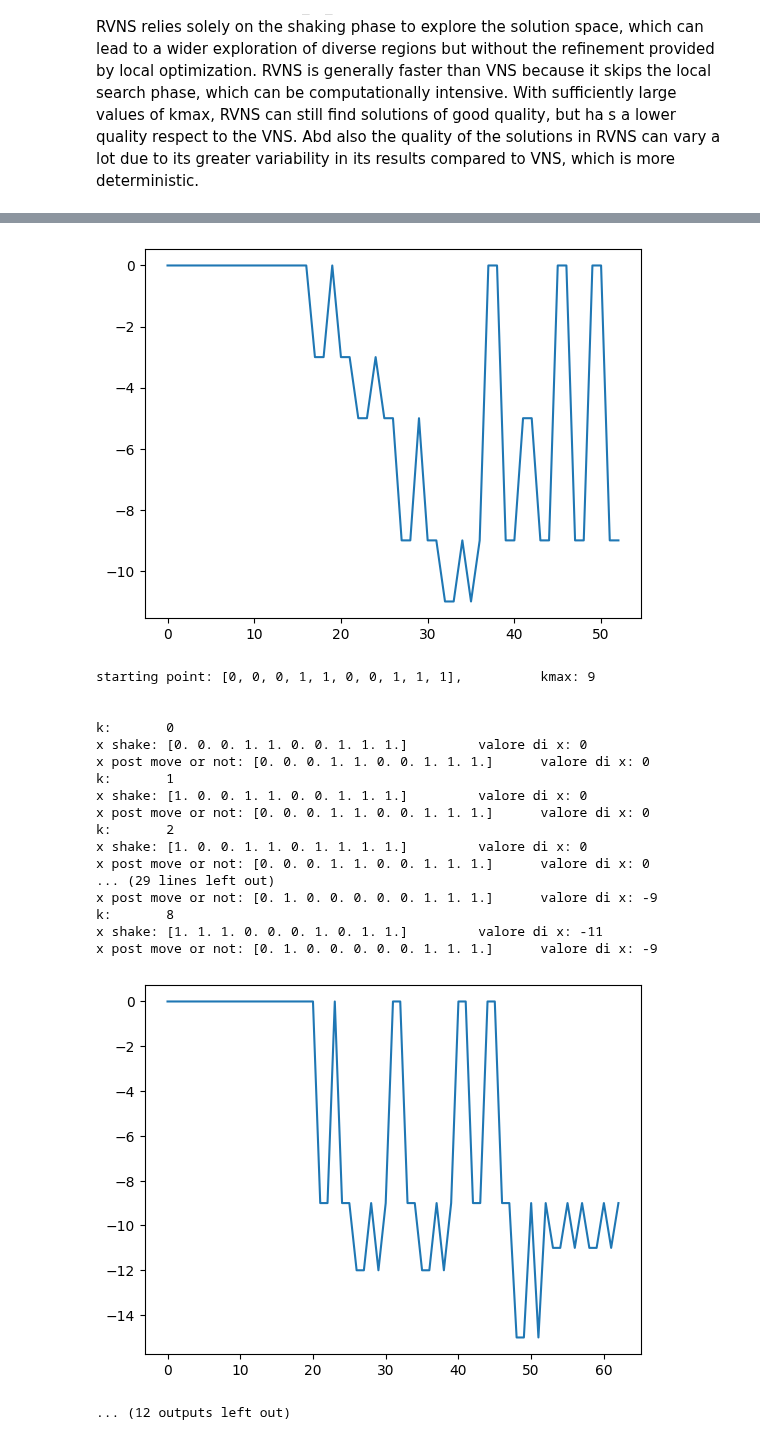
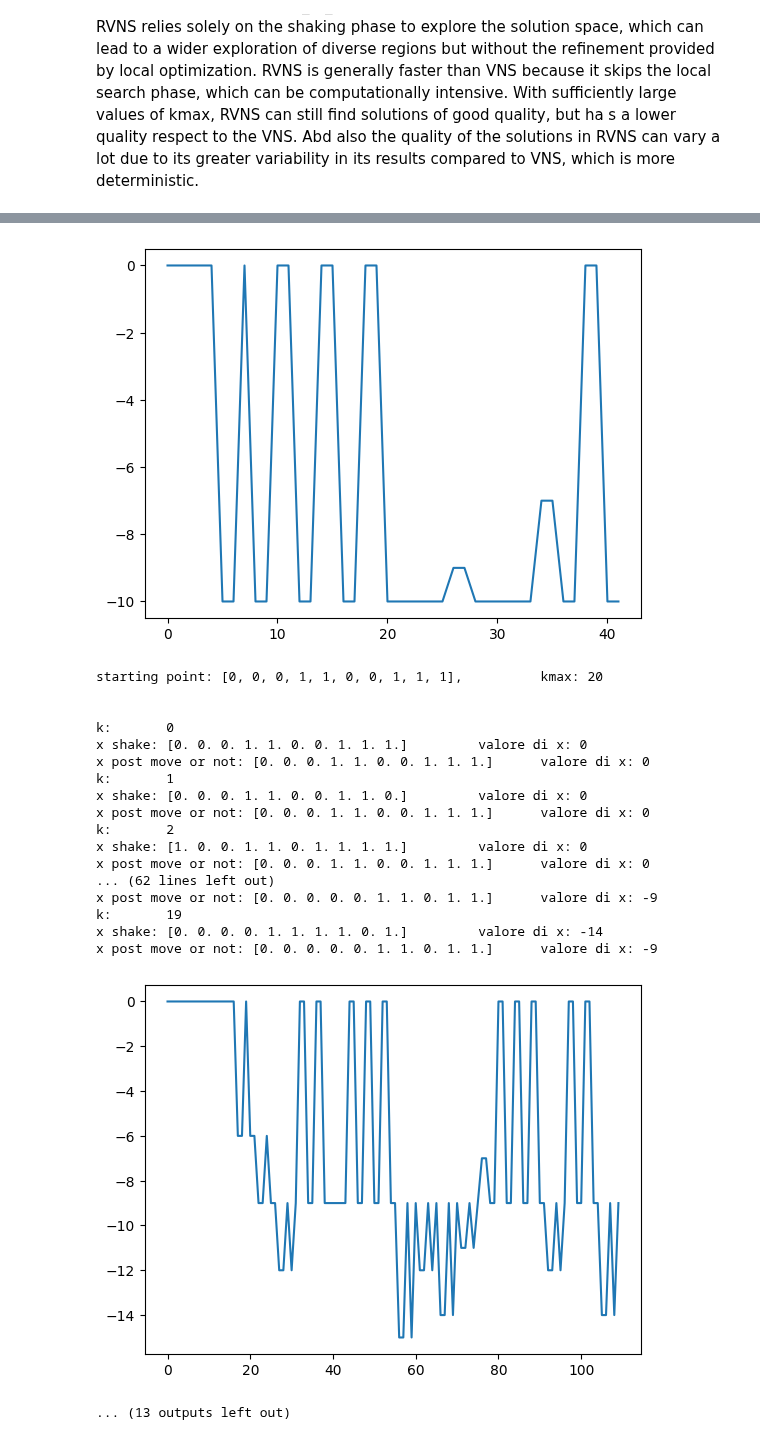
Before and after one commit to CarlottaGiacchetta/lab_optimizationTechniques, a Jupyter notebook: lab4/optimtech_lab4.ipynb, the cells around one changed output, grey strips where cells are left out. Drawn from its saved outputs; the diff is of its cells as text; code cells hidden in the pictures.

```diff
--- a/lab4/optimtech_lab4.ipynb
+++ b/lab4/optimtech_lab4.ipynb
@@ -120,7 +120,7 @@ def shake(x, k):
 
 
 def move_or_not(f, x, xs, k):
-    if f(xs) < f(x) and f(xs) >= -10:
+    if f(xs) < f(x):
         x = xs
         k = 1
     else:
@@ -449,7 +449,7 @@ RVNS introduces greater randomness compared to VNS by skipping the local search
 RVNS is generally faster than VNS because it skips the local search phase, which can be computationally intensive. With sufficiently large values of kmax, RVNS can still find solutions of good quality, but ha s a lower quality respect to the VNS. Abd also the quality of the solutions in RVNS can vary a lot due to its greater variability in its results compared to VNS, which is more deterministic.
 # %%
 x = [[0]*10,[0,0,0,1,1,0,0,1,1,1], [0,0,0,0,0,0,0,1,1,1], [0,1,0,0,0,0,0,0,0,0]]
-kmaxs = [3,6,9]
+kmaxs = [3,9, 20]
 for xi in x:
     for kmax in kmaxs:
         print(f'starting point: {xi}, \t kmax: {kmax}\n\n')
@@ -544,20 +544,20 @@ x post move or not: [0. 0. 1. 0. 1. 0. 0. 1. 0. 0.]      valore di x: -9
-[figure, old version]
+[figure, new version]
-starting point: [0, 0, 0, 1, 1, 0, 0, 1, 1, 1],          kmax: 9
+starting point: [0, 0, 0, 1, 1, 0, 0, 1, 1, 1],          kmax: 20
 
 
 k:       0
 x shake: [0. 0. 0. 1. 1. 0. 0. 1. 1. 1.]         valore di x: 0
 x post move or not: [0. 0. 0. 1. 1. 0. 0. 1. 1. 1.]      valore di x: 0
 k:       1
-x shake: [1. 0. 0. 1. 1. 0. 0. 1. 1. 1.]         valore di x: 0
+x shake: [0. 0. 0. 1. 1. 0. 0. 1. 1. 0.]         valore di x: 0
 x post move or not: [0. 0. 0. 1. 1. 0. 0. 1. 1. 1.]      valore di x: 0
 k:       2
 x shake: [1. 0. 0. 1. 1. 0. 1. 1. 1. 1.]         valore di x: 0
 x post move or not: [0. 0. 0. 1. 1. 0. 0. 1. 1. 1.]      valore di x: 0
-... (29 lines left out)
-x post move or not: [0. 1. 0. 0. 0. 0. 0. 1. 1. 1.]      valore di x: -9
-k:       8
-x shake: [1. 1. 1. 0. 0. 0. 1. 0. 1. 1.]         valore di x: -11
-x post move or not: [0. 1. 0. 0. 0. 0. 0. 1. 1. 1.]      valore di x: -9
+... (62 lines left out)
+x post move or not: [0. 0. 0. 0. 0. 1. 1. 0. 1. 1.]      valore di x: -9
+k:       19
+x shake: [0. 0. 0. 0. 1. 1. 1. 1. 0. 1.]         valore di x: -14
+x post move or not: [0. 0. 0. 0. 0. 1. 1. 0. 1. 1.]      valore di x: -9
-[figure, old version]
+[figure, new version]
-... (12 outputs left out)
+... (13 outputs left out)
```
Also changed, not shown: parts of 1 cell of this notebook, 1 other file.
